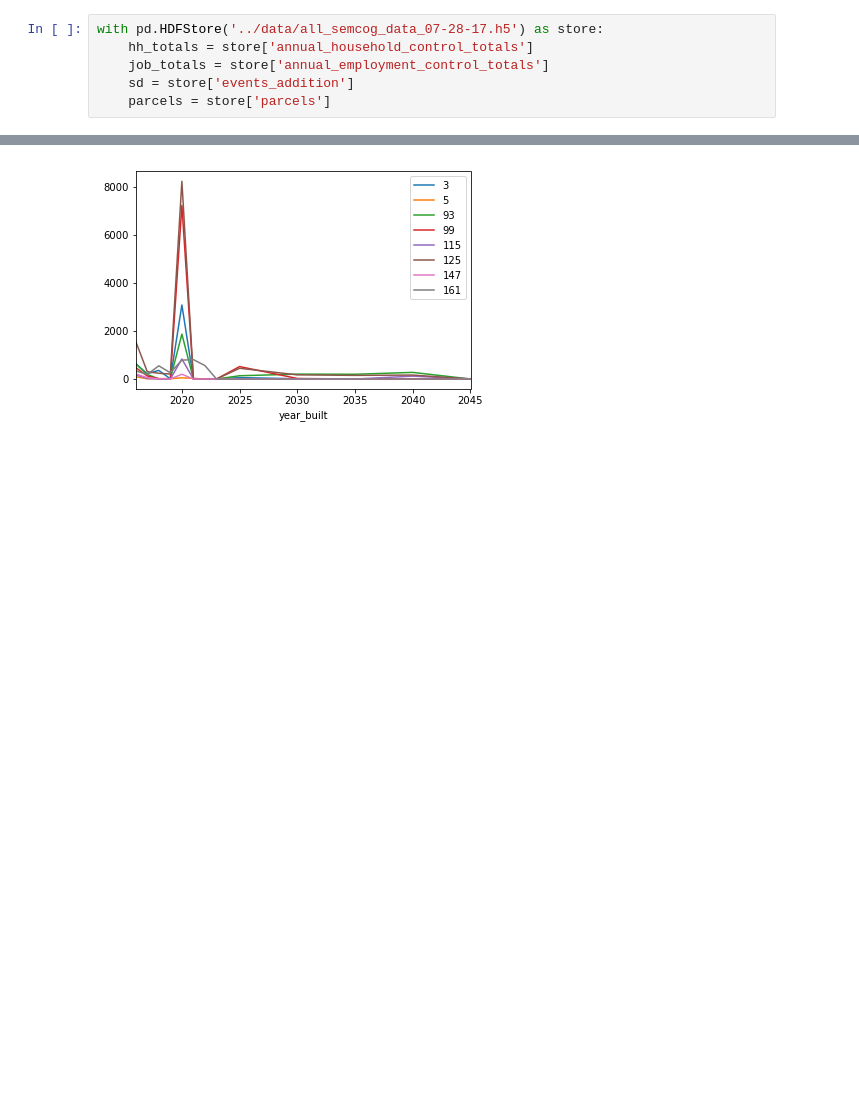
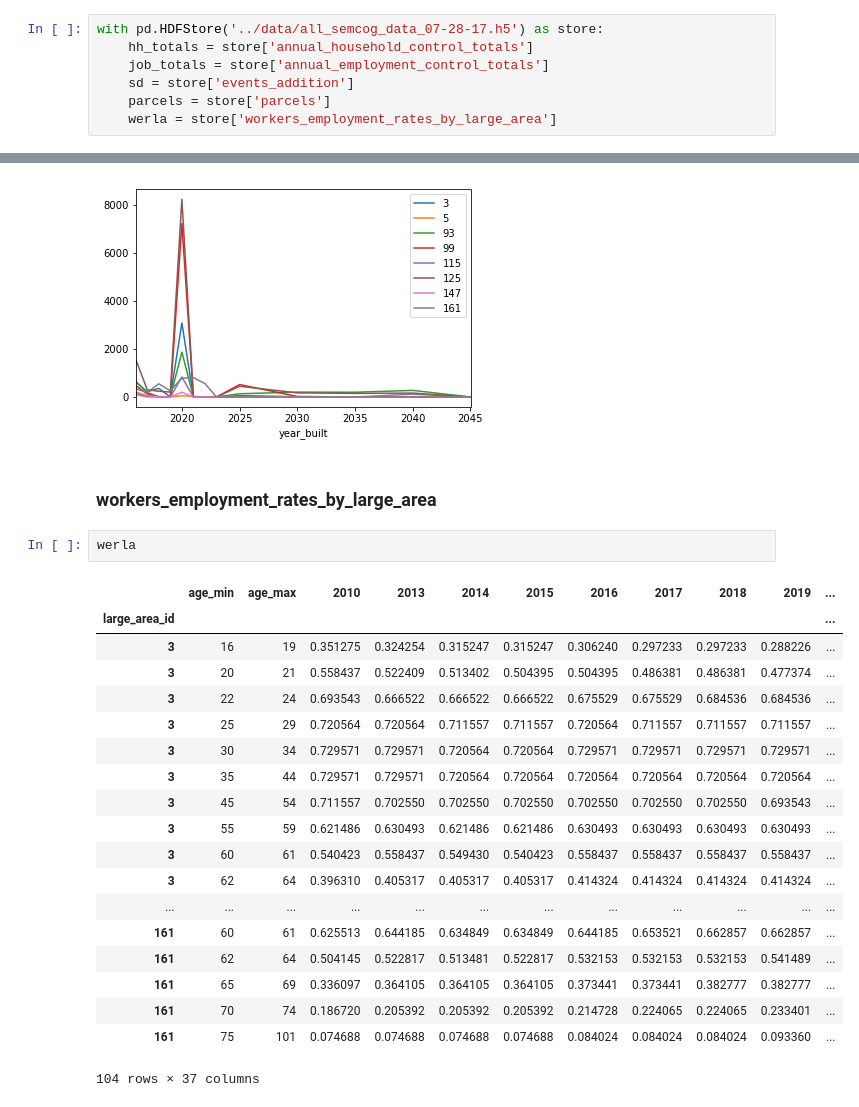
Before and after one commit to pksohn/semcog_urbansim, a Jupyter notebook: notebooks/ps_constants.ipynb, the cells around one changed output, grey strips where cells are left out. Cells and saved outputs as stored; diff of their text form; blank space fills up the shorter version.

```diff
--- a/notebooks/ps_constants.ipynb
+++ b/notebooks/ps_constants.ipynb
@@ -7,6 +7,7 @@ with pd.HDFStore('../data/all_semcog_data_07-28-17.h5') as store:
     job_totals = store['annual_employment_control_totals']
     sd = store['events_addition']
     parcels = store['parcels']
+    werla = store['workers_employment_rates_by_large_area']
 # %% [markdown]
 ### Household Control Totals
 # %%
@@ -70,3 +71,27 @@ for i in devs.index.values:
     devs.fillna(0).loc[i].plot(legend=True)
 # %% [output]
 [figure]
+# %% [markdown]
+### workers_employment_rates_by_large_area
+# %%
+werla
+# %% [output]
+|  | age_min | age_max | 2010 | 2013 | 2014 | 2015 | 2016 | 2017 | 2018 | 2019 | ... |
+| large_area_id |  |  |  |  |  |  |  |  |  |  | ... |
+| 3 | 16 | 19 | 0.351275 | 0.324254 | 0.315247 | 0.315247 | 0.306240 | 0.297233 | 0.297233 | 0.288226 | ... |
+| 3 | 20 | 21 | 0.558437 | 0.522409 | 0.513402 | 0.504395 | 0.504395 | 0.486381 | 0.486381 | 0.477374 | ... |
+| 3 | 22 | 24 | 0.693543 | 0.666522 | 0.666522 | 0.666522 | 0.675529 | 0.675529 | 0.684536 | 0.684536 | ... |
+| 3 | 25 | 29 | 0.720564 | 0.720564 | 0.711557 | 0.711557 | 0.720564 | 0.711557 | 0.711557 | 0.711557 | ... |
+| 3 | 30 | 34 | 0.729571 | 0.729571 | 0.720564 | 0.720564 | 0.729571 | 0.729571 | 0.729571 | 0.729571 | ... |
+| 3 | 35 | 44 | 0.729571 | 0.729571 | 0.720564 | 0.720564 | 0.720564 | 0.720564 | 0.720564 | 0.720564 | ... |
+| 3 | 45 | 54 | 0.711557 | 0.702550 | 0.702550 | 0.702550 | 0.702550 | 0.702550 | 0.702550 | 0.693543 | ... |
+| 3 | 55 | 59 | 0.621486 | 0.630493 | 0.621486 | 0.621486 | 0.630493 | 0.630493 | 0.630493 | 0.630493 | ... |
+| 3 | 60 | 61 | 0.540423 | 0.558437 | 0.549430 | 0.540423 | 0.558437 | 0.558437 | 0.558437 | 0.558437 | ... |
+| 3 | 62 | 64 | 0.396310 | 0.405317 | 0.405317 | 0.405317 | 0.414324 | 0.414324 | 0.414324 | 0.414324 | ... |
+| ... | ... | ... | ... | ... | ... | ... | ... | ... | ... | ... | ... |
+| 161 | 60 | 61 | 0.625513 | 0.644185 | 0.634849 | 0.634849 | 0.644185 | 0.653521 | 0.662857 | 0.662857 | ... |
+| 161 | 62 | 64 | 0.504145 | 0.522817 | 0.513481 | 0.522817 | 0.532153 | 0.532153 | 0.532153 | 0.541489 | ... |
+| 161 | 65 | 69 | 0.336097 | 0.364105 | 0.364105 | 0.364105 | 0.373441 | 0.373441 | 0.382777 | 0.382777 | ... |
+| 161 | 70 | 74 | 0.186720 | 0.205392 | 0.205392 | 0.205392 | 0.214728 | 0.224065 | 0.224065 | 0.233401 | ... |
+| 161 | 75 | 101 | 0.074688 | 0.074688 | 0.074688 | 0.074688 | 0.084024 | 0.084024 | 0.084024 | 0.093360 | ... |
+104 rows × 37 columns
```
